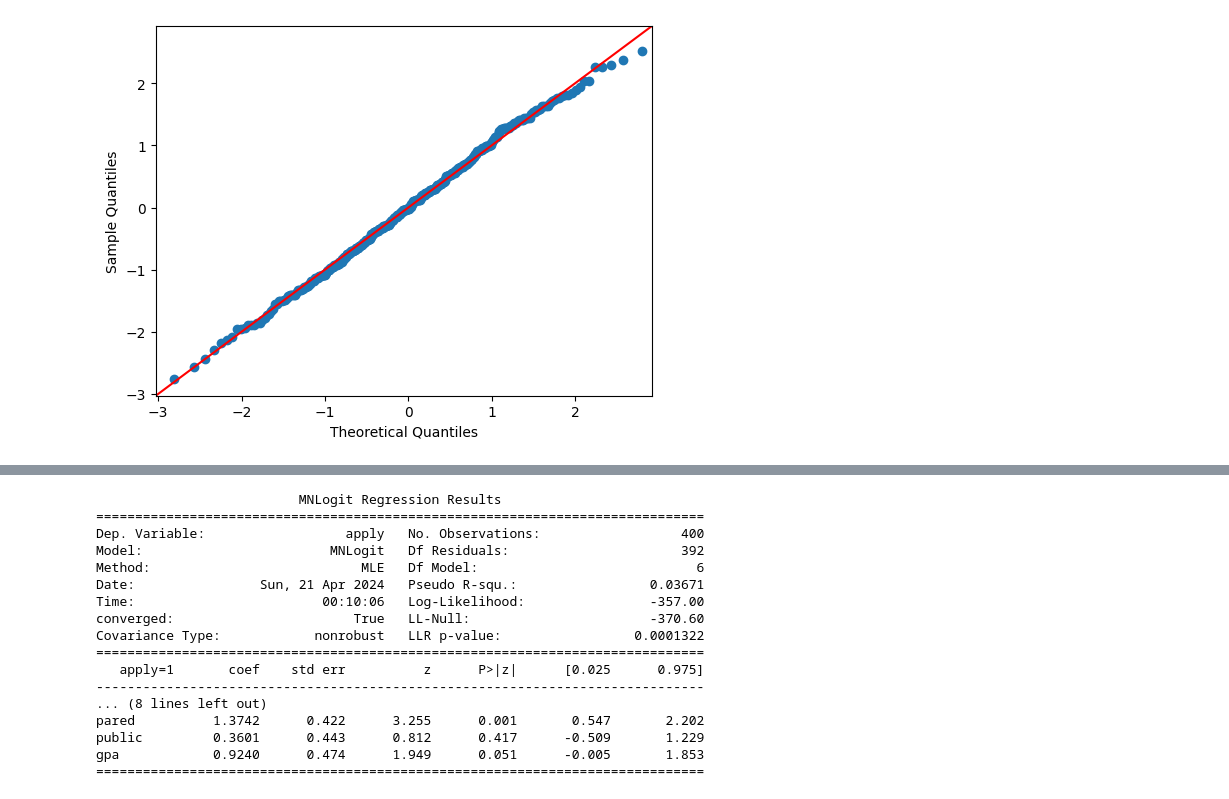
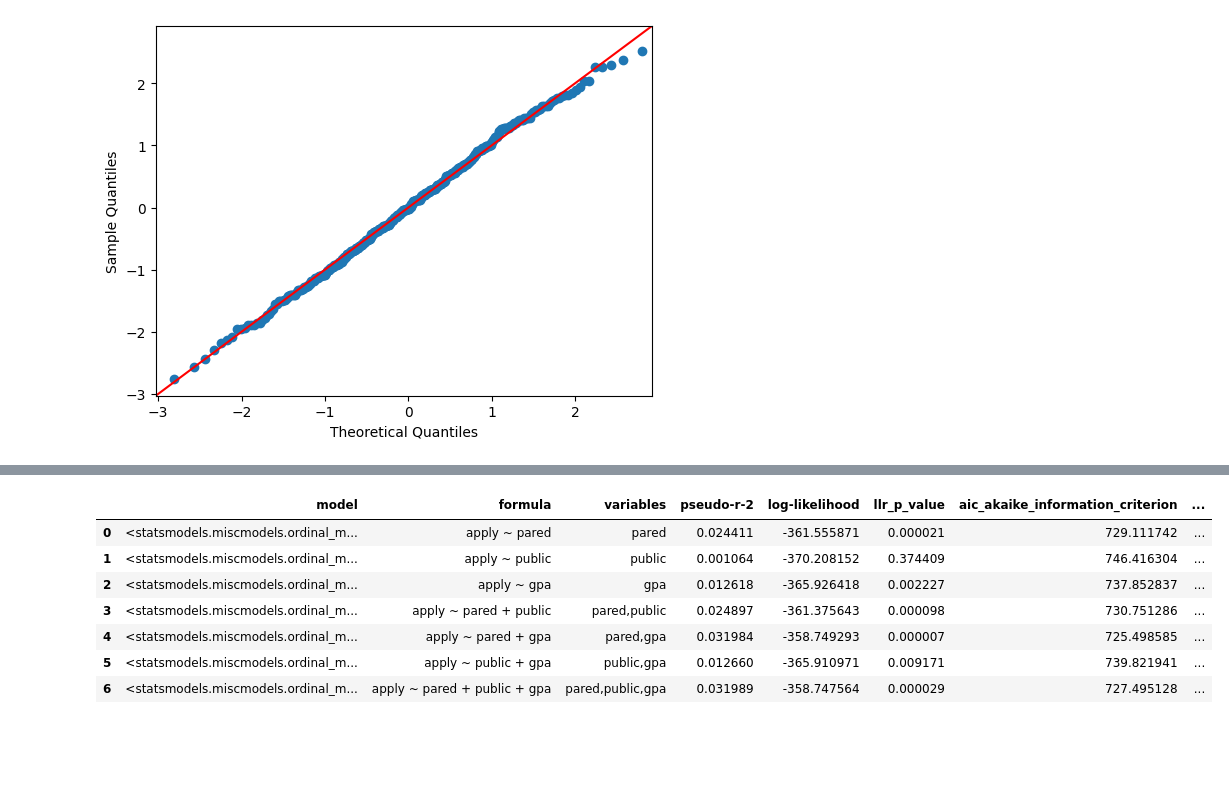
Before and after one commit to WH0102/7046_mphd, a Jupyter notebook: practical_5/practical5.ipynb, the cells around one changed output, grey strips where cells are left out. Cells and saved outputs as stored; diff of their text form; code cells hidden in the pictures; blank space fills up the shorter version.

```diff
--- a/practical_5/practical5.ipynb
+++ b/practical_5/practical5.ipynb
@@ -91,3 +92,6 @@ Descriptive Analysis on public
 |   very_likely   | 40.0  |    10.0    |
 |       All       | 400.0 |   100.0    |
 +-----------------+-------+------------+
+# %%
+# run ordinal logistic regression with multiple predictors ('pared', 'public', 'gpa')
+model_list, summary_model = mphd.regression.regression_list(grad, mode = "OrderedModel", independent_variables=grad.columns[0:3], dependent_variables = grad.columns[3])
@@ -94,32 +116,15 @@ Descriptive Analysis on public
 # %%
-# Generate independent variation list and formula
-independent_variable_list = mphd.regression.iterate_independent_variables(independent_variables = grad.columns[0:3],
-                                                                          dependent_variables = grad.columns[3])
-independent_variable_columns_variation = independent_variable_list[0]
-
-# run ordinal logistic regression with multiple predictors ('pared', 'public', 'gpa')
-model_list = [mphd.regression.multinominal_logistic_regression(grad, x = independent_variable, y = grad.columns[3])
-              for independent_variable in independent_variable_columns_variation]
-
-# Generate summary for all independent that fitted into the model
-print(model_list[-1].summary())
+# Print to choose the best model
+summary_model
+# Best model = 4
 # %% [output]
-                          MNLogit Regression Results
-==============================================================================
-Dep. Variable:                  apply   No. Observations:                  400
-Model:                        MNLogit   Df Residuals:                      392
-Method:                           MLE   Df Model:                            6
-Date:                Sun, 21 Apr 2024   Pseudo R-squ.:                 0.03671
-Time:                        00:10:06   Log-Likelihood:                -357.00
-converged:                       True   LL-Null:                       -370.60
-Covariance Type:            nonrobust   LLR p-value:                 0.0001322
-==============================================================================
-   apply=1       coef    std err          z      P>|z|      [0.025      0.975]
-------------------------------------------------------------------------------
-... (8 lines left out)
-pared          1.3742      0.422      3.255      0.001       0.547       2.202
-public         0.3601      0.443      0.812      0.417      -0.509       1.229
-gpa            0.9240      0.474      1.949      0.051      -0.005       1.853
-==============================================================================
+|  | model | formula | variables | pseudo-r-2 | log-likelihood | llr_p_value | aic_akaike_information_criterion | ... |
+| 0 | <statsmodels.miscmodels.ordinal_m... | apply ~ pared | pared | 0.024411 | -361.555871 | 0.000021 | 729.111742 | ... |
+| 1 | <statsmodels.miscmodels.ordinal_m... | apply ~ public | public | 0.001064 | -370.208152 | 0.374409 | 746.416304 | ... |
+| 2 | <statsmodels.miscmodels.ordinal_m... | apply ~ gpa | gpa | 0.012618 | -365.926418 | 0.002227 | 737.852837 | ... |
+| 3 | <statsmodels.miscmodels.ordinal_m... | apply ~ pared + public | pared,public | 0.024897 | -361.375643 | 0.000098 | 730.751286 | ... |
+| 4 | <statsmodels.miscmodels.ordinal_m... | apply ~ pared + gpa | pared,gpa | 0.031984 | -358.749293 | 0.000007 | 725.498585 | ... |
+| 5 | <statsmodels.miscmodels.ordinal_m... | apply ~ public + gpa | public,gpa | 0.012660 | -365.910971 | 0.009171 | 739.821941 | ... |
+| 6 | <statsmodels.miscmodels.ordinal_m... | apply ~ pared + public + gpa | pared,public,gpa | 0.031989 | -358.747564 | 0.000029 | 727.495128 | ... |
 # %%
 # Generate odds ratio (95%CI)
```
Also changed, not shown: parts of 6 cells of this notebook, 3 other files.
